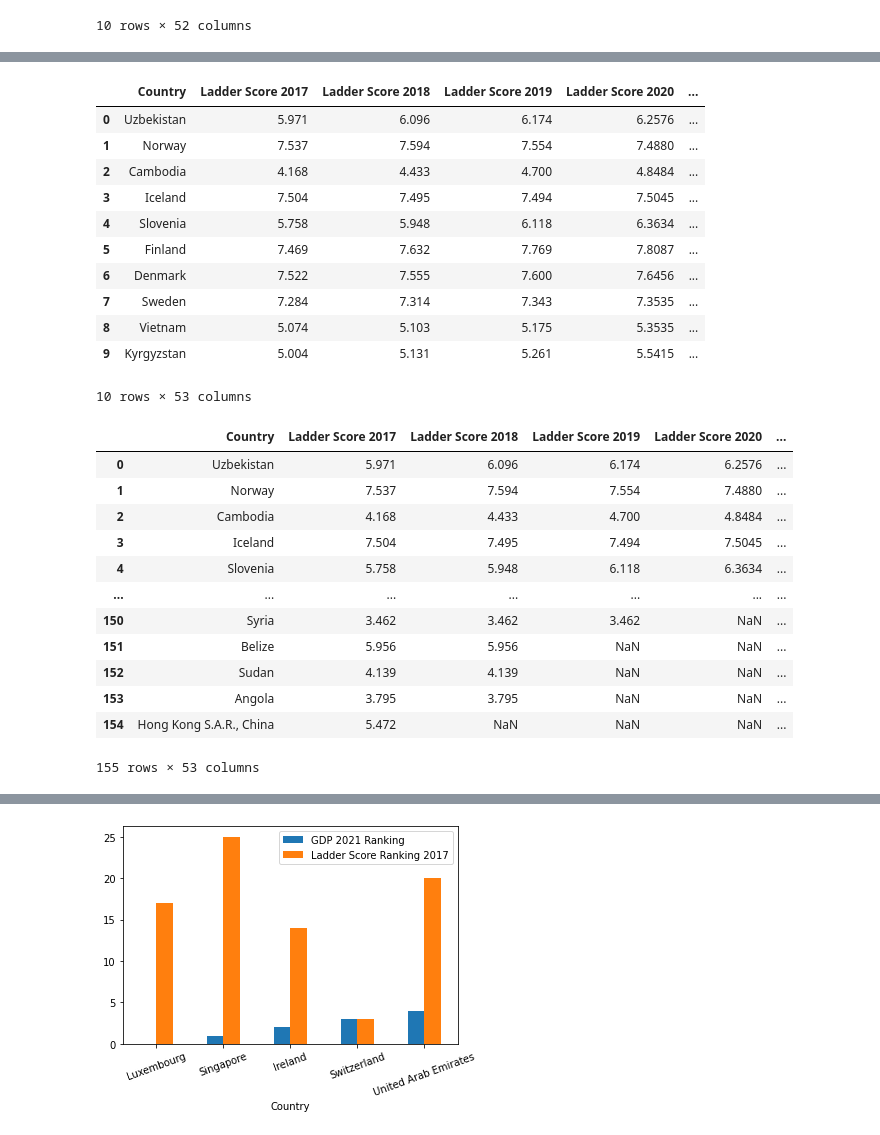
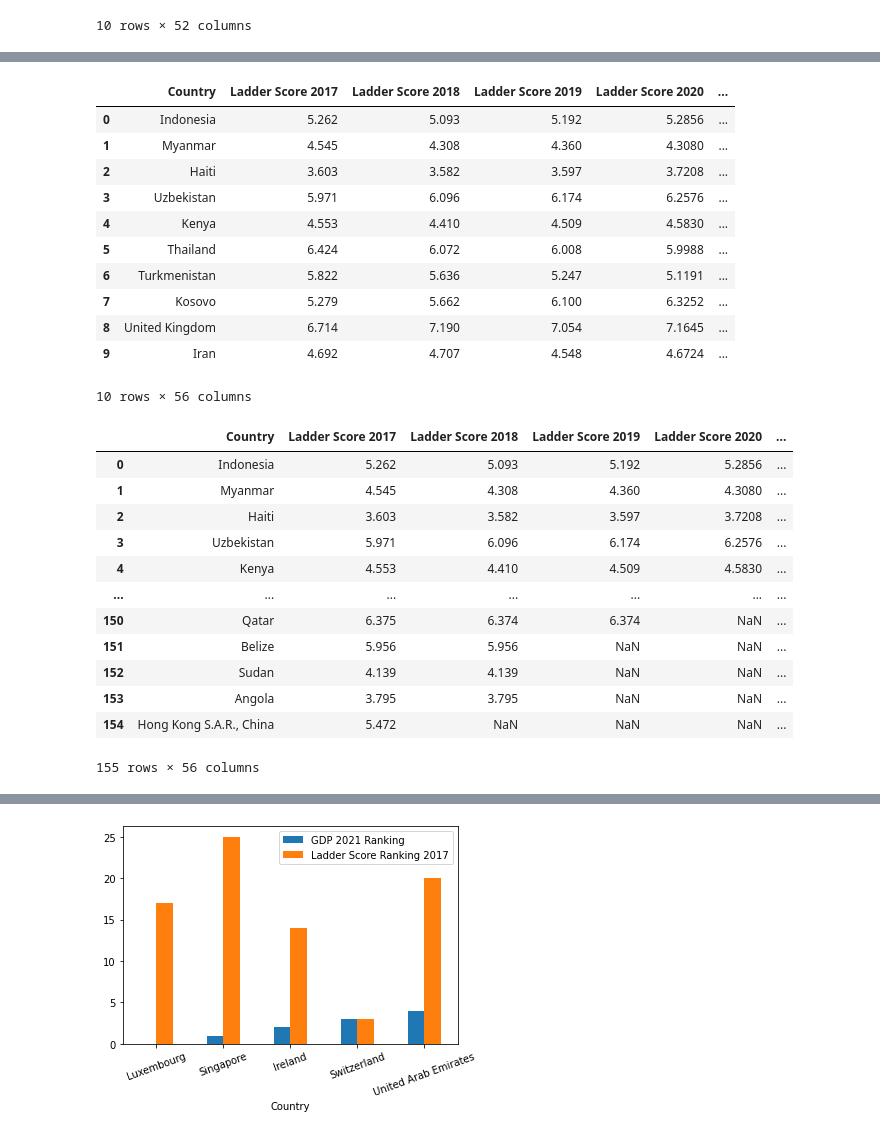
Before and after one commit to Ryan-Malin/TeamHappinessMain, a Jupyter notebook: RyanFromRamya.ipynb, the cells around one changed output, grey strips where cells are left out. Saved outputs shown, nothing was run; the diff lists cells and outputs as text; code cells hidden in the pictures.

```diff
--- a/RyanFromRamya.ipynb
+++ b/RyanFromRamya.ipynb
@@ -379,9 +426,12 @@ Combined.head(10)
 | 9 | Sweden | 7.284 | 7.314 | 7.343 | 7.3535 | ... |
 10 rows × 48 columns
 # %%
-Combined = Combined.sort_values("Freedom 2018", ascending=False).reset_index(drop=True)
+#this sorts by the Freedom of 2019, resets the index,
+# and puts the index humber as the "Freedom Ranking 2019" column.
 
-Combined["Freedom Ranking 2018"]= Combined.index
+Combined = Combined.sort_values("Freedom 2019", ascending=False).reset_index(drop=True)
+
+Combined["Freedom Ranking 2019"]= Combined.index
 
 
 
@@ -484,9 +522,12 @@ Combined.head(10)
 | 9 | Australia | 7.284 | 7.272 | 7.228 | 7.2228 | ... |
 10 rows × 52 columns
 # %%
-Combined = Combined.sort_values("Freedom 2018", ascending=False).reset_index(drop=True)
+#this sorts by the Generosity of 2018, resets the index,
+# and puts the index humber as the "Generosity Ranking 2018" column.
 
-Combined["Freedom Ranking 2018"]= Combined.index
+Combined = Combined.sort_values("Generosity 2018", ascending=False).reset_index(drop=True)
+
+Combined["Generosity Ranking 2018"]= Combined.index
 
 
 
@@ -507,7 +548,10 @@ Combined.head(10)
 # %%
-Combined = Combined.sort_values("Freedom 2019", ascending=False).reset_index(drop=True)
+#this sorts by the Generosity of 2019, resets the index,
+# and puts the index humber as the "Generosity Ranking 2019" column.
 
-Combined["Freedom Ranking 2019"]= Combined.index
+Combined = Combined.sort_values("Generosity 2019", ascending=False).reset_index(drop=True)
+
+Combined["Generosity Ranking 2019"]= Combined.index
 
 
 
@@ -528,7 +572,10 @@ Combined.head(10)
 # %%
-Combined = Combined.sort_values("Freedom 2020", ascending=False).reset_index(drop=True)
+#this sorts by the Generosity of 2020, resets the index,
+# and puts the index humber as the "Generosity Ranking 2020" column.
 
-Combined["Freedom Ranking 2010"]= Combined.index
+Combined = Combined.sort_values("Generosity 2020", ascending=False).reset_index(drop=True)
+
+Combined["Generosity Ranking 2020"]= Combined.index
 
 
 
@@ -549,22 +596,25 @@ Combined.head(10)
 # %%
-Combined = Combined.sort_values("Freedom 2021", ascending=False).reset_index(drop=True)
+#this sorts by the Generosity of 2021, resets the index,
+# and puts the index humber as the "Generosity Ranking 2021" column.
 
-Combined["Freedom Ranking 2021"]= Combined.index
+Combined = Combined.sort_values("Generosity 2021", ascending=False).reset_index(drop=True)
+
+Combined["Generosity Ranking 2021"]= Combined.index
 
 
 
 Combined.head(10)
 # %% [output]
 |  | Country | Ladder Score 2017 | Ladder Score 2018 | Ladder Score 2019 | Ladder Score 2020 | ... |
-| 0 | Uzbekistan | 5.971 | 6.096 | 6.174 | 6.2576 | ... |
-| 1 | Norway | 7.537 | 7.594 | 7.554 | 7.4880 | ... |
-| 2 | Cambodia | 4.168 | 4.433 | 4.700 | 4.8484 | ... |
-| 3 | Iceland | 7.504 | 7.495 | 7.494 | 7.5045 | ... |
-| 4 | Slovenia | 5.758 | 5.948 | 6.118 | 6.3634 | ... |
-| 5 | Finland | 7.469 | 7.632 | 7.769 | 7.8087 | ... |
-| 6 | Denmark | 7.522 | 7.555 | 7.600 | 7.6456 | ... |
-| 7 | Sweden | 7.284 | 7.314 | 7.343 | 7.3535 | ... |
-| 8 | Vietnam | 5.074 | 5.103 | 5.175 | 5.3535 | ... |
-| 9 | Kyrgyzstan | 5.004 | 5.131 | 5.261 | 5.5415 | ... |
+| 0 | Indonesia | 5.262 | 5.093 | 5.192 | 5.2856 | ... |
+| 1 | Myanmar | 4.545 | 4.308 | 4.360 | 4.3080 | ... |
+| 2 | Haiti | 3.603 | 3.582 | 3.597 | 3.7208 | ... |
+| 3 | Uzbekistan | 5.971 | 6.096 | 6.174 | 6.2576 | ... |
+| 4 | Kenya | 4.553 | 4.410 | 4.509 | 4.5830 | ... |
+| 5 | Thailand | 6.424 | 6.072 | 6.008 | 5.9988 | ... |
+| 6 | Turkmenistan | 5.822 | 5.636 | 5.247 | 5.1191 | ... |
+| 7 | Kosovo | 5.279 | 5.662 | 6.100 | 6.3252 | ... |
+| 8 | United Kingdom | 6.714 | 7.190 | 7.054 | 7.1645 | ... |
+| 9 | Iran | 4.692 | 4.707 | 4.548 | 4.6724 | ... |
-10 rows × 53 columns
+10 rows × 56 columns
 # %%
@@ -573,15 +625,15 @@ Combined.to_csv(r'Resources/Combined_With_Rankings_15July2021.csv', index = Fals
 Combined
 # %% [output]
 |  | Country | Ladder Score 2017 | Ladder Score 2018 | Ladder Score 2019 | Ladder Score 2020 | ... |
-| 0 | Uzbekistan | 5.971 | 6.096 | 6.174 | 6.2576 | ... |
-| 1 | Norway | 7.537 | 7.594 | 7.554 | 7.4880 | ... |
-| 2 | Cambodia | 4.168 | 4.433 | 4.700 | 4.8484 | ... |
-| 3 | Iceland | 7.504 | 7.495 | 7.494 | 7.5045 | ... |
-| 4 | Slovenia | 5.758 | 5.948 | 6.118 | 6.3634 | ... |
+| 0 | Indonesia | 5.262 | 5.093 | 5.192 | 5.2856 | ... |
+| 1 | Myanmar | 4.545 | 4.308 | 4.360 | 4.3080 | ... |
+| 2 | Haiti | 3.603 | 3.582 | 3.597 | 3.7208 | ... |
+| 3 | Uzbekistan | 5.971 | 6.096 | 6.174 | 6.2576 | ... |
+| 4 | Kenya | 4.553 | 4.410 | 4.509 | 4.5830 | ... |
 | ... | ... | ... | ... | ... | ... | ... |
-| 150 | Syria | 3.462 | 3.462 | 3.462 | NaN | ... |
+| 150 | Qatar | 6.375 | 6.374 | 6.374 | NaN | ... |
 | 151 | Belize | 5.956 | 5.956 | NaN | NaN | ... |
 | 152 | Sudan | 4.139 | 4.139 | NaN | NaN | ... |
 | 153 | Angola | 3.795 | 3.795 | NaN | NaN | ... |
 | 154 | Hong Kong S.A.R., China | 5.472 | NaN | NaN | NaN | ... |
-155 rows × 53 columns
+155 rows × 56 columns
```
Also changed, not shown: parts of 40 cells of this notebook, 5 other files.
